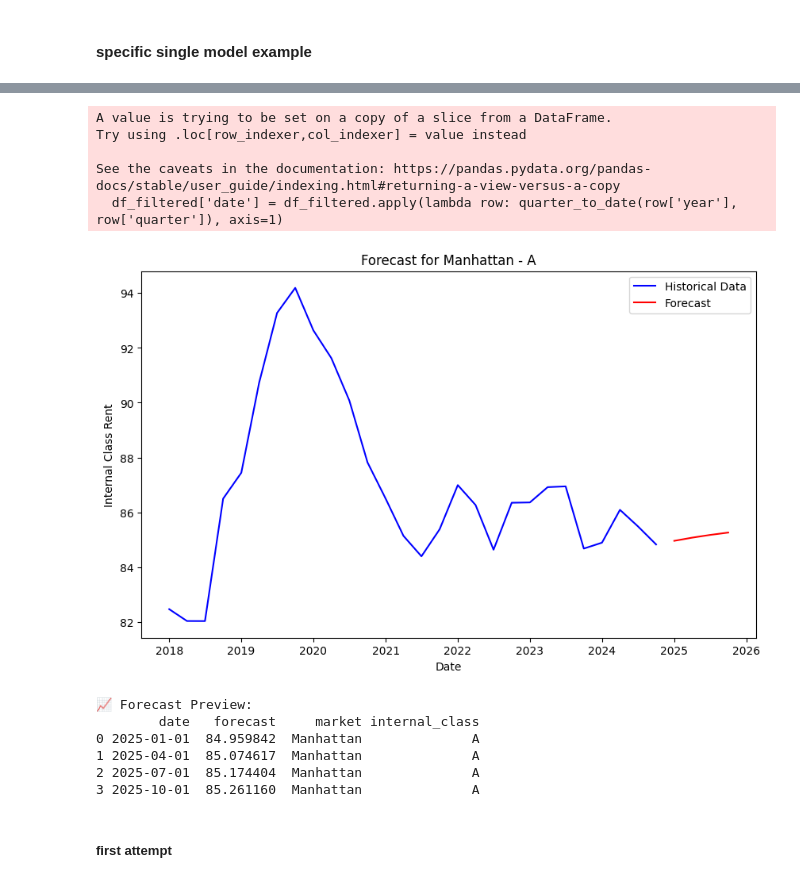
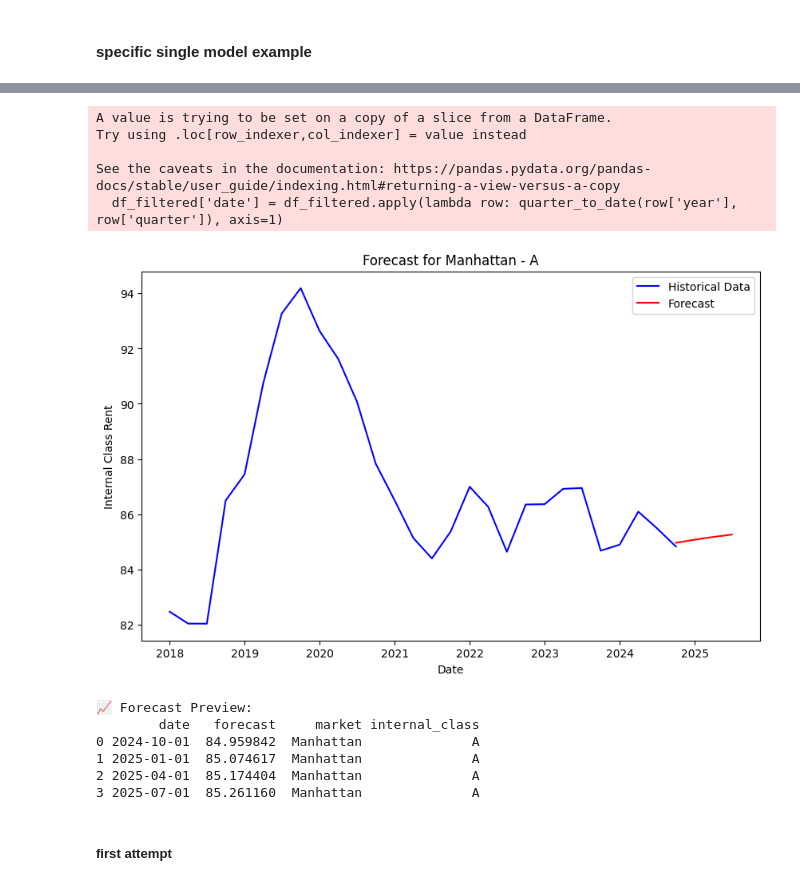
Before and after one commit to nks8566/DataFest-2025, a Jupyter notebook: secondary.ipynb, the cells around one changed output, grey strips where cells are left out. Saved outputs shown, nothing was run; the diff lists cells and outputs as text; code cells hidden in the pictures.

```diff
--- a/secondary.ipynb
+++ b/secondary.ipynb
@@ -278,3 +278,34 @@ df_tech.head(5)
 | 8 | Atlanta | Q1 | 2019 | Fulton County | Technology, Advertising, Media, a... | A | 0.789474 | ... |
 | 12 | Atlanta | Q1 | 2020 | Fulton County | Technology, Advertising, Media, a... | A | 0.789474 | ... |
 | 13 | Atlanta | Q1 | 2020 | Fulton County | Technology, Advertising, Media, a... | O | 0.789474 | ... |
+# %%
+import matplotlib.pyplot as plt
+import seaborn as sns
+import pandas as pd
+
+sns.set_palette("Paired")
+
+# Filter for just Manhattan in each dataset
+df_tech_manhattan = df_tech[df_tech['market'] == 'Manhattan']
+df_legal_manhattan = df_legal[df_legal['market'] == 'Manhattan']
+df_finance_manhattan = df_finance[df_finance['market'] == 'Manhattan']
+
+# Add an industry column to each
+df_tech_manhattan['industry'] = 'Tech'
+df_legal_manhattan['industry'] = 'Legal'
+df_finance_manhattan['industry'] = 'Finance'
+
+# Combine into one DataFrame
+df_combined = pd.concat([df_tech_manhattan, df_legal_manhattan, df_finance_manhattan])
+
+# Create a single plot
+plt.figure(figsize=(12, 8))
+sns.lineplot(data=df_combined, x='year', y='growth_index_rescaled', hue='industry')
+
+# Add labels and title
+plt.title('Growth Index Over Time in Manhattan by Industry')
+plt.xlabel('Year')
+plt.ylabel('Growth Index (Normalized)')
+plt.legend(title='Industry')
+plt.tight_layout()
+plt.show()
@@ -1047,7 +1095,19 @@ else:
             forecast = model_fit.forecast(steps=4)
 
             # Generate future dates for the forecast (Quarterly start dates)
-            future_dates = pd.date_range(start=ts.index[-1] + pd.offsets.QuarterBegin(), periods=4, freq='QS')
+            # Align the start of forecast to the *next quarter* after the last actual date
+            last_date = ts.index[-2]
+
+            # If already on a quarter start, just add one quarter
+            if last_date.is_quarter_start:
+                start_date = last_date + pd.offsets.QuarterBegin()
+            else:
+                # Otherwise get to the next quarter start
+                start_date = pd.Timestamp(last_date) + pd.offsets.QuarterBegin(startingMonth=last_date.month)
+
+            # Generate forecast dates
+            future_dates = pd.date_range(start=start_date, periods=4, freq='QS')
+
 
             # Create a DataFrame for the forecast results
             forecast_df = pd.DataFrame({
@@ -1095,23 +1155,23 @@ Time:                         23:03:01   BIC                            116.097
 Sample:                     01-01-2018   HQIC                           113.322
                           - 10-01-2024
 Covariance Type:                   opg
 ... (11 lines left out)
 ===================================================================================
 
 Warnings:
 [1] Covariance matrix calculated using the outer product of gradients (complex-step).
 A value is trying to be set on a copy of a slice from a DataFrame.
 Try using .loc[row_indexer,col_indexer] = value instead
 
 See the caveats in the documentation: https://pandas.pydata.org/pandas-docs/stable/user_guide/indexing.html#returning-a-view-versus-a-copy
   df_filtered['date'] = df_filtered.apply(lambda row: quarter_to_date(row['year'], row['quarter']), axis=1)
-[figure, old version]
+[figure, new version]
 📈 Forecast Preview:
         date   forecast     market internal_class
-0 2025-01-01  84.959842  Manhattan              A
-1 2025-04-01  85.074617  Manhattan              A
-2 2025-07-01  85.174404  Manhattan              A
-3 2025-10-01  85.261160  Manhattan              A
+0 2024-10-01  84.959842  Manhattan              A
+1 2025-01-01  85.074617  Manhattan              A
+2 2025-04-01  85.174404  Manhattan              A
+3 2025-07-01  85.261160  Manhattan              A
 # %% [markdown]
 ##### first attempt
 # %%
```
Also changed, not shown: parts of 4 cells of this notebook, 4 other files.
